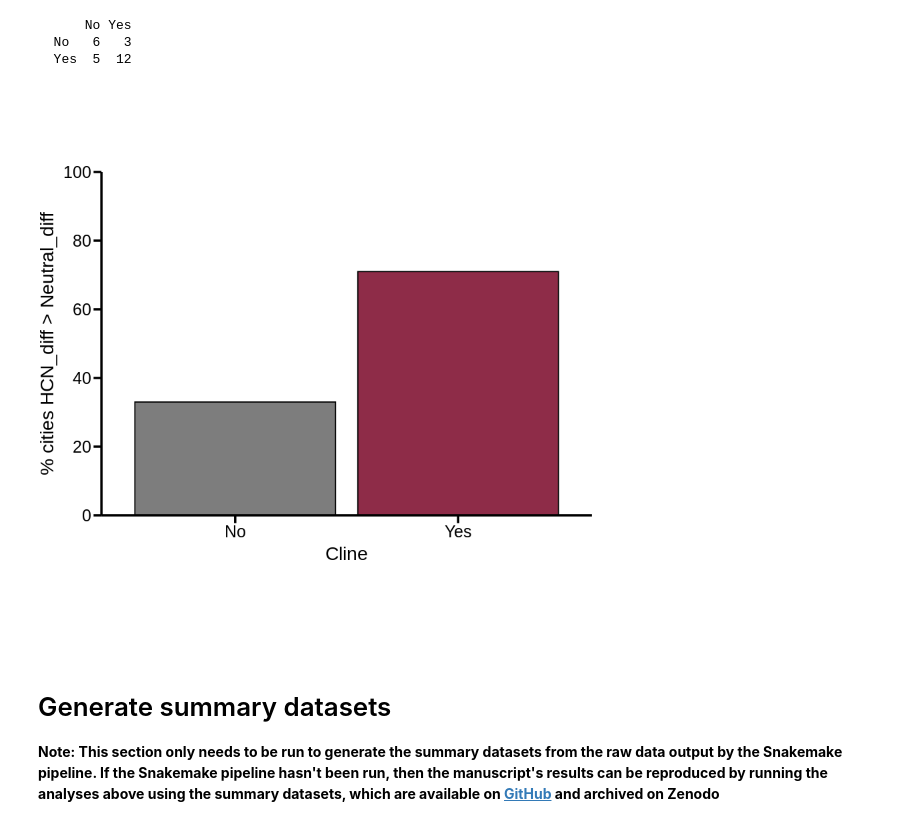
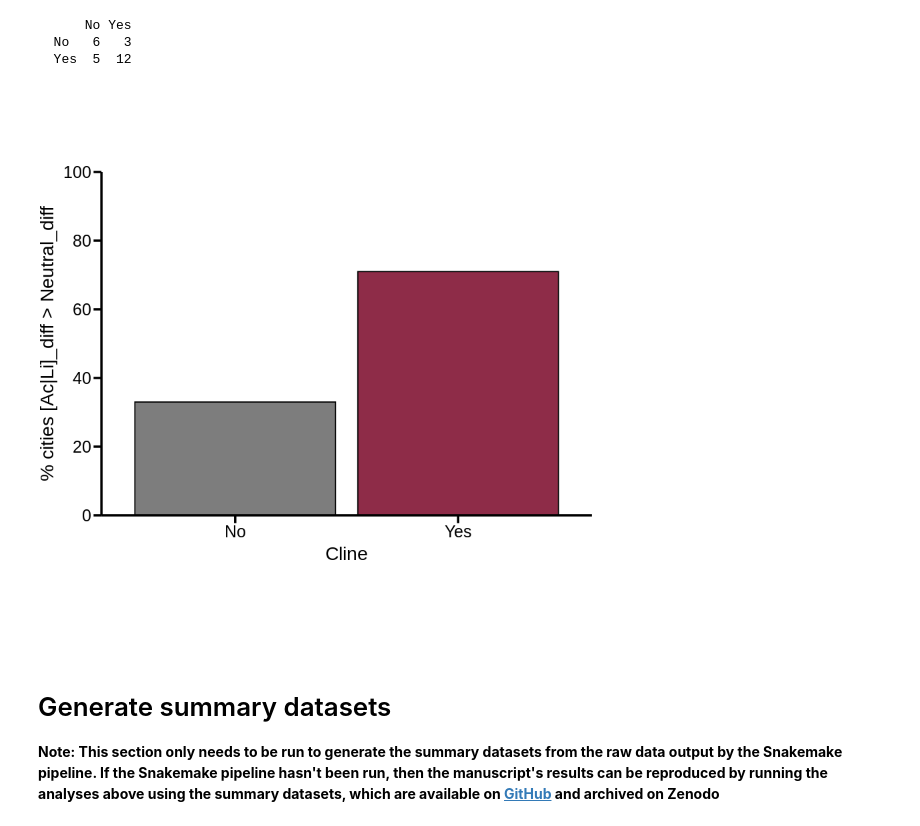
Before and after one commit to James-S-Santangelo/glue_pc, a Jupyter notebook: genomic-analyses/notebooks/hcn_ac_li_differentiation.r.ipynb, the cells around one changed output. Saved outputs shown, nothing was run; the diff lists cells and outputs as text; code cells hidden in the pictures.

```diff
--- a/genomic-analyses/notebooks/hcn_ac_li_differentiation.r.ipynb
+++ b/genomic-analyses/notebooks/hcn_ac_li_differentiation.r.ipynb
@@ -479,24 +518,24 @@ chisq_table
 # %%
 chisq_table_df_AcLi <- chisq_table %>%
     as.data.frame() %>%
     rename('Cline' = 'Var1',
            'Sig_Perm' = 'Var2')
 
 AcLiDiff_neutralDiff_plot <- chisq_table_df_AcLi %>%
     left_join(., chisq_table_df %>% group_by(Cline) %>% summarise(n = sum(Freq)), by = 'Cline') %>%
     group_by(Cline) %>%
     filter(Sig_Perm == 'Yes') %>%
     mutate(perc = round((Freq / n) * 100), 2) %>%
     ggplot(aes(x = Cline, y = perc, fill = Cline)) +
         geom_bar(stat = 'identity', color = 'black', show.legend = FALSE) +
-        xlab('Cline') + ylab('% cities HCN_diff > Neutral_diff') +
+        xlab('Cline') + ylab('% cities [Ac|Li]_diff > Neutral_diff') +
         scale_fill_manual(values = c('#7D7D7D', '#8E2C48')) +
         coord_cartesian(ylim = c(0, 100)) +
         scale_y_continuous(breaks = seq(from = 0, to = 100, by = 20), expand = c(0, 0)) +
         ng1
 AcLiDiff_neutralDiff_plot
 # %% [output]
-[figure, old version]
+[figure, new version]
 # %%
 outpath <- '../analyses/figures/main_text/figure3E_percent_cities_AcLiDiff_neutralDiff.pdf'
 ggsave(filename = outpath, plot = AcLiDiff_neutralDiff_plot, device = 'pdf', width = 9, height = 8, units = 'in',
```
Also changed, not shown: parts of 3 cells of this notebook, 15 other files.
